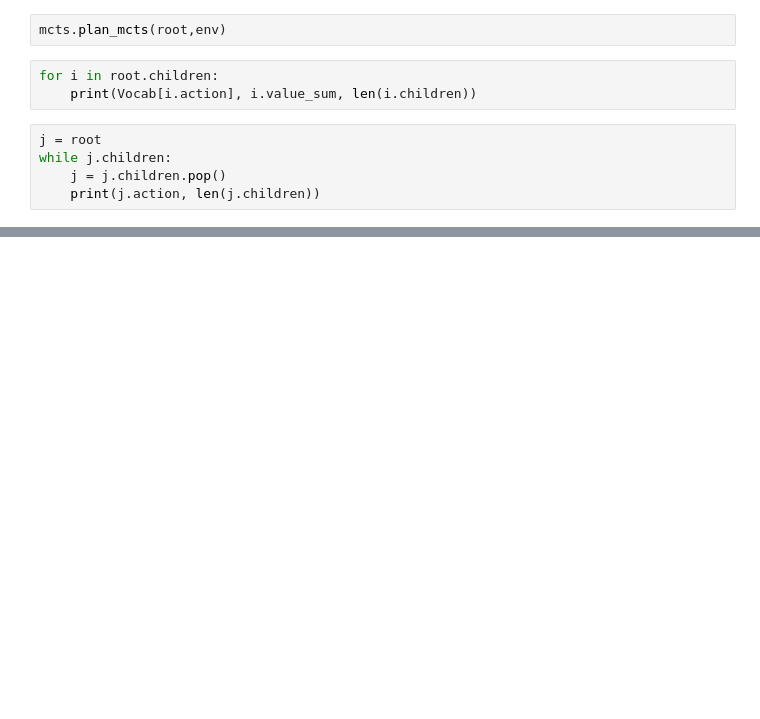
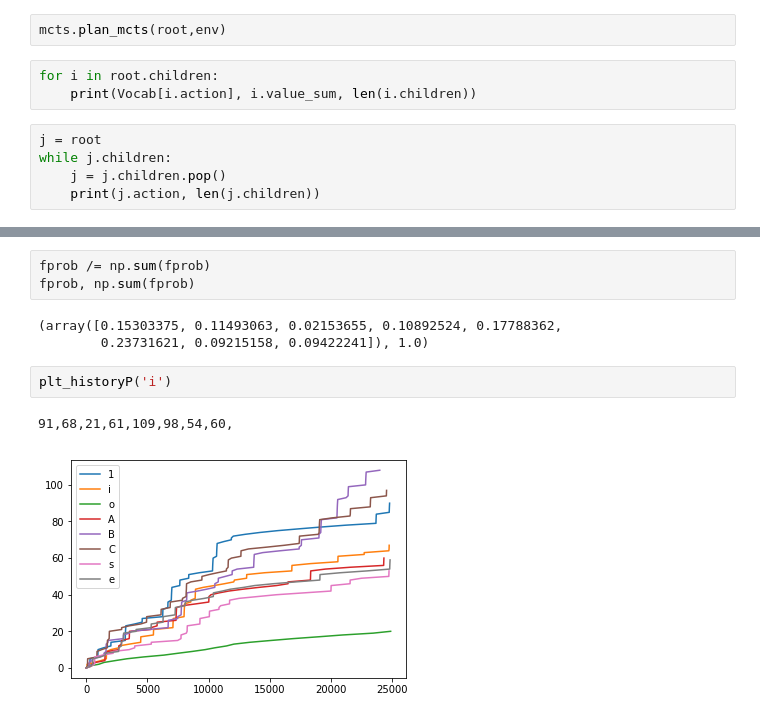
Before and after one commit to ffbskt/AI-General, a Jupyter notebook: AI_env.ipynb, the cells around one changed output, grey strips where cells are left out. Saved outputs shown, nothing was run; the diff lists cells and outputs as text; blank space fills up the shorter version.

```diff
--- a/AI_env.ipynb
+++ b/AI_env.ipynb
@@ -788,0 +845,11 @@ while j.children:
+# %%
+fprob /= np.sum(fprob)
+fprob, np.sum(fprob)
+# %% [output]
+(array([0.15303375, 0.11493063, 0.02153655, 0.10892524, 0.17788362,
+        0.23731621, 0.09215158, 0.09422241]), 1.0)
+# %%
+plt_historyP('i')
+# %% [output]
+91,68,21,61,109,98,54,60,
+[figure, added]
```
Also changed, not shown: parts of 56 cells of this notebook, 5 other files.
